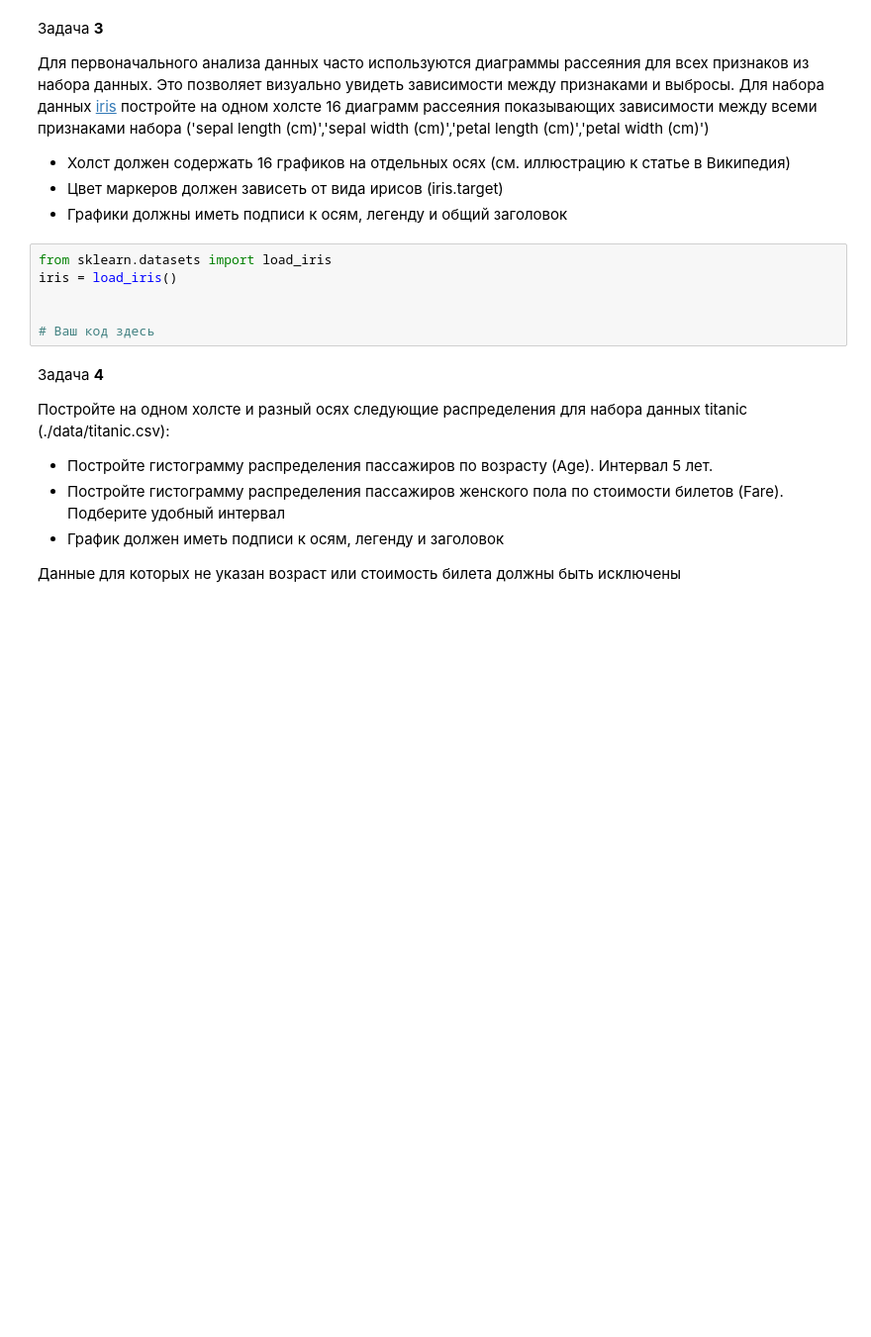
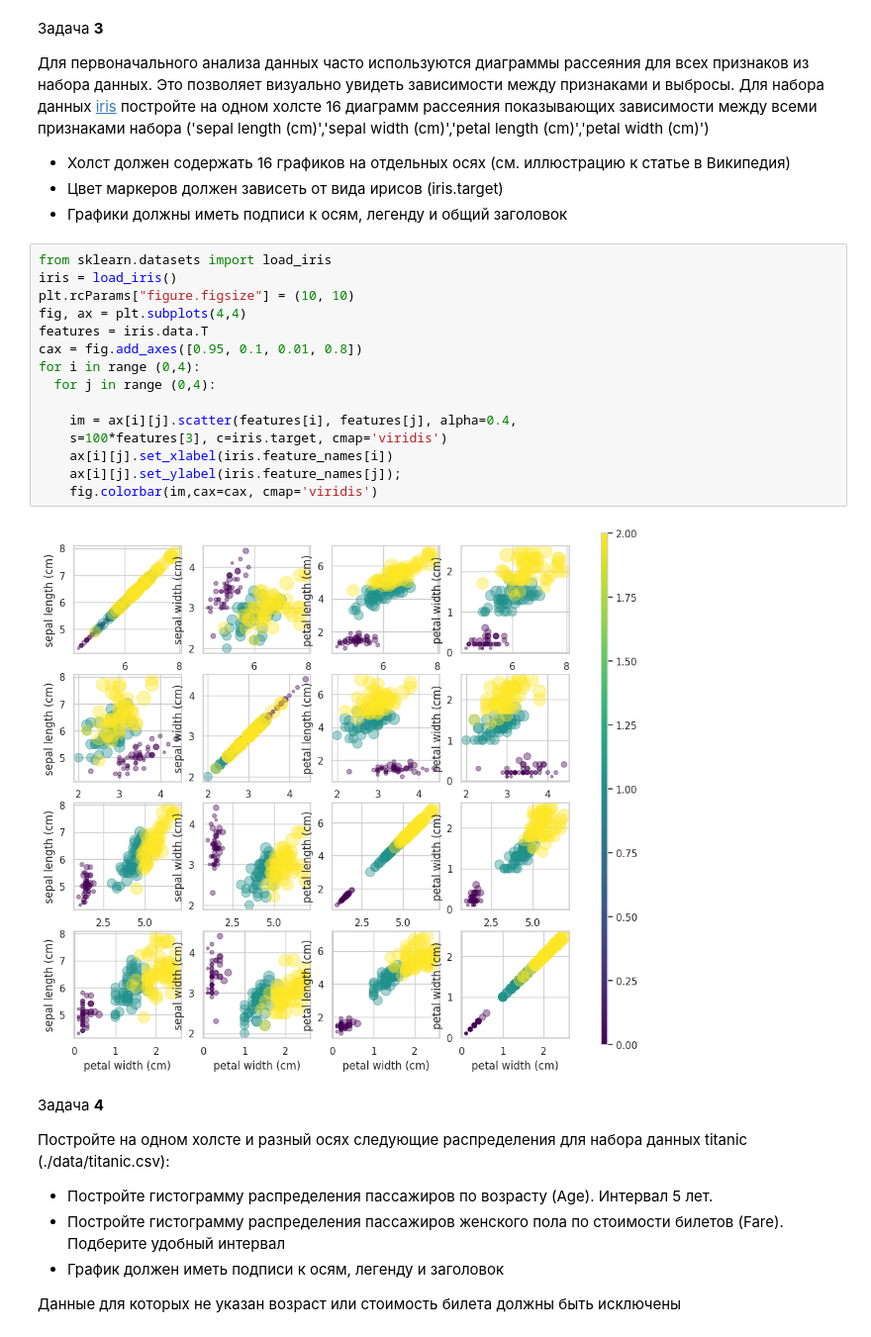
Before and after one commit to chebotarevsa/dap-2024, a Jupyter notebook: les05/lab.ipynb, the cells around one changed output. Shown at 99% size. Drawn from its saved outputs; the diff is of its cells as text; blank space fills up the shorter version.

```diff
--- a/les05/lab.ipynb
+++ b/les05/lab.ipynb
@@ -48,12 +81,23 @@ Matplotlib version: 3.8.0
 * Холст должен содержать 16 графиков на отдельных осях (см. иллюстрацию к статье в Википедия)
 * Цвет маркеров должен зависеть от вида ирисов (iris.target)
 * Графики должны иметь подписи к осям, легенду и общий заголовок
-# %%
-from sklearn.datasets import load_iris
-iris = load_iris()
-
-
-# Ваш код здесь
+# %%
+from sklearn.datasets import load_iris
+iris = load_iris()
+plt.rcParams["figure.figsize"] = (10, 10)
+fig, ax = plt.subplots(4,4)
+features = iris.data.T
+cax = fig.add_axes([0.95, 0.1, 0.01, 0.8])
+for i in range (0,4):
+  for j in range (0,4):
+
+    im = ax[i][j].scatter(features[i], features[j], alpha=0.4,
+    s=100*features[3], c=iris.target, cmap='viridis')
+    ax[i][j].set_xlabel(iris.feature_names[i])
+    ax[i][j].set_ylabel(iris.feature_names[j]);
+    fig.colorbar(im,cax=cax, cmap='viridis')
+# %% [output]
+[figure, added]
 # %% [markdown]
 Задача **4**
 
```
Also changed, not shown: parts of 16 cells of this notebook.
